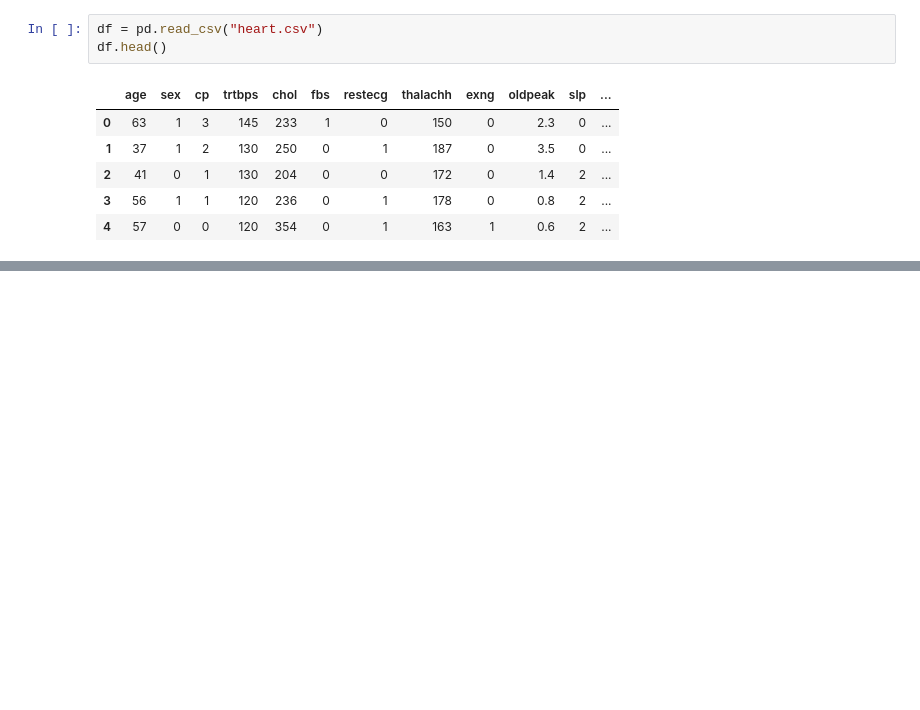
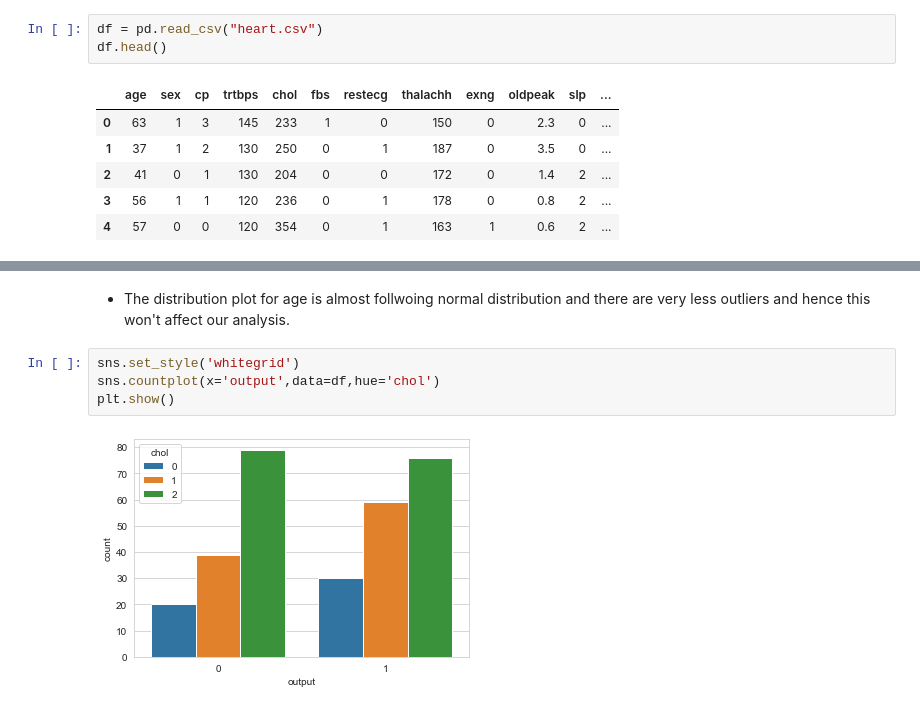
Before and after one commit to chndzzz/Project_On_Logistic_Regression, a Jupyter notebook: Logistic_Regression.ipynb, the cells around one changed output, grey strips where cells are left out. Saved outputs shown, nothing was run; the diff lists cells and outputs as text; blank space fills up the shorter version.

```diff
--- a/Logistic_Regression.ipynb
+++ b/Logistic_Regression.ipynb
@@ -15,0 +158,8 @@ df.head()
+# %% [markdown]
+- The distribution plot for age is almost follwoing normal distribution and there are very less outliers and hence this won't affect our analysis.
+# %%
+sns.set_style('whitegrid')
+sns.countplot(x='output',data=df,hue='chol')
+plt.show()
+# %% [output]
+[figure, added]
```
Also changed, not shown: parts of 35 cells of this notebook.
